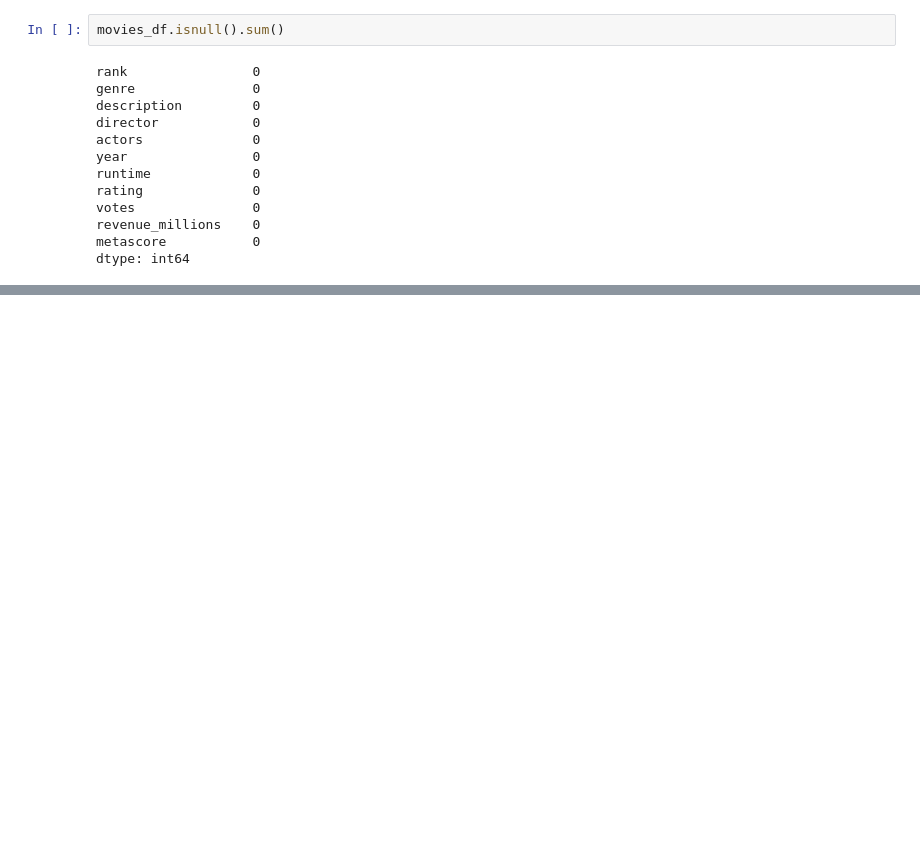
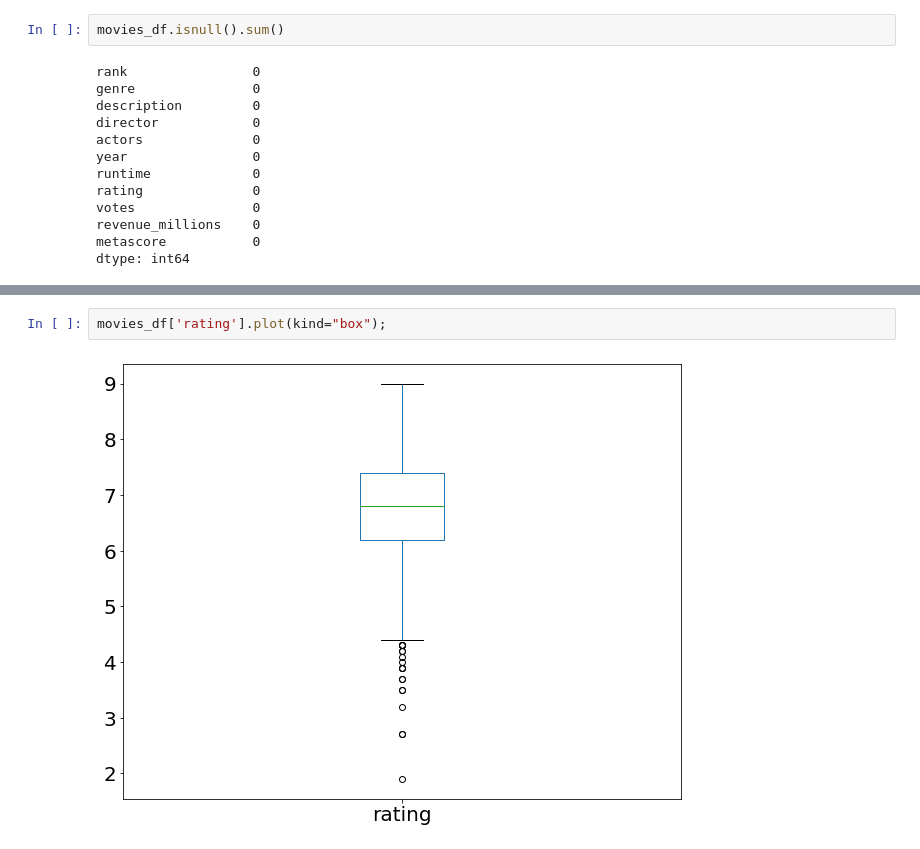
Before and after one commit to oluwadamiloju/data-analytics, a Jupyter notebook: practical_data_science_2.ipynb, the cells around one changed output, grey strips where cells are left out. Saved outputs shown, nothing was run; the diff lists cells and outputs as text; blank space fills up the shorter version.

```diff
--- a/practical_data_science_2.ipynb
+++ b/practical_data_science_2.ipynb
@@ -141,0 +427,4 @@ dtype: int64
+# %%
+movies_df['rating'].plot(kind="box");
+# %% [output]
+[figure, added]
```
Also changed, not shown: parts of 41 cells of this notebook.
